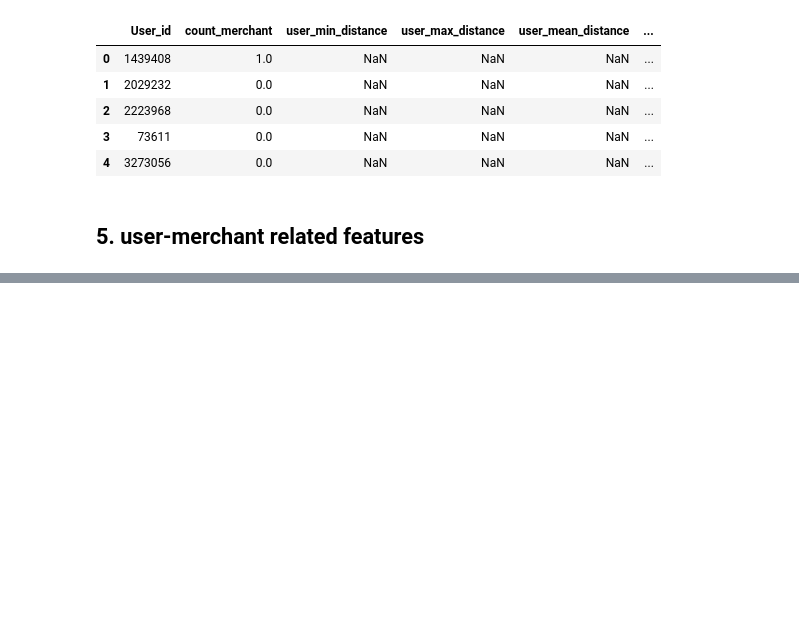
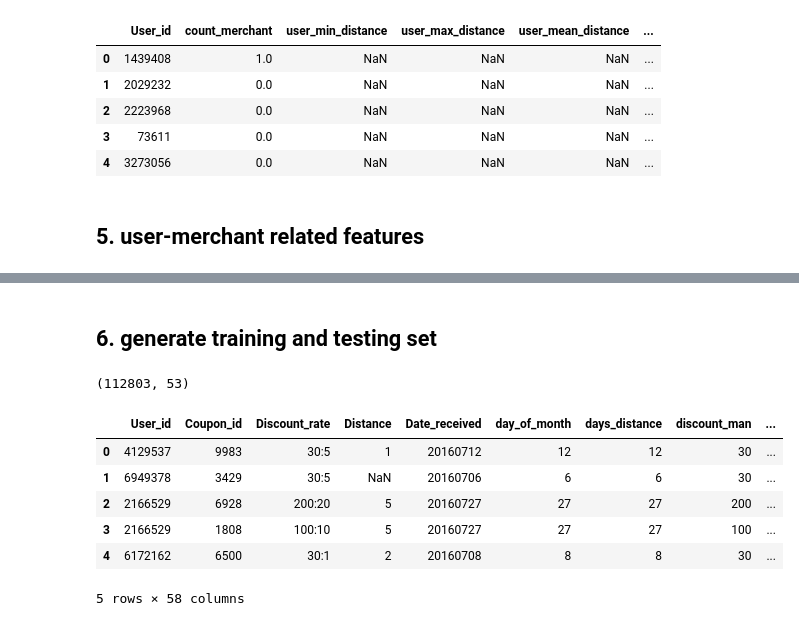
Before and after one commit to InfinityLD/TianChi_O2O, a Jupyter notebook: feature_extraction.ipynb, the cells around one changed output, grey strips where cells are left out. Saved outputs shown, nothing was run; the diff lists cells and outputs as text; code cells hidden in the pictures; blank space fills up the shorter version.

```diff
--- a/feature_extraction.ipynb
+++ b/feature_extraction.ipynb
@@ -937,0 +1174,2 @@ user1_feature.head()
+# %% [markdown]
+## 6. generate training and testing set
@@ -937,0 +1185,33 @@ user1_feature.head()
+# %%
+coupon3 = pd.read_csv('data/coupon3_feature.csv')
+merchant3 = pd.read_csv('data/merchant3_feature.csv')
+user3 = pd.read_csv('data/user3_feature.csv')
+user_merchant3 = pd.read_csv('data/user_merchant3.csv')
+other_feature3 = pd.read_csv('data/other_feature3.csv')
+dataset3 = pd.merge(coupon3,merchant3,on='Merchant_id',how='left')
+dataset3 = pd.merge(dataset3,user3,on='User_id',how='left')
+dataset3 = pd.merge(dataset3,user_merchant3,on=['User_id','Merchant_id'],how='left')
+dataset3 = pd.merge(dataset3,other_feature3,on=['User_id','Coupon_id','Date_received'],how='left')
+dataset3.drop_duplicates(inplace=True)
+print (dataset3.shape)
+
+dataset3.user_merchant_buy_total = dataset3.user_merchant_buy_total.replace(np.nan,0)
+dataset3.user_merchant_any = dataset3.user_merchant_any.replace(np.nan,0)
+dataset3.user_merchant_received = dataset3.user_merchant_received.replace(np.nan,0)
+dataset3['is_weekend'] = dataset3.day_of_week.apply(lambda x:1 if x in (6,7) else 0)
+weekday_dummies = pd.get_dummies(dataset3.day_of_week)
+weekday_dummies.columns = ['weekday'+str(i+1) for i in range(weekday_dummies.shape[1])]
+dataset3 = pd.concat([dataset3,weekday_dummies],axis=1)
+dataset3.drop(['Merchant_id','day_of_week','coupon_count'],axis=1,inplace=True)
+dataset3 = dataset3.replace('null',np.nan)
+dataset3.to_csv('data/dataset3.csv',index=None)
+dataset3.head()
+# %% [output]
+(112803, 53)
+|  | User_id | Coupon_id | Discount_rate | Distance | Date_received | day_of_month | days_distance | discount_man | ... |
+| 0 | 4129537 | 9983 | 30:5 | 1 | 20160712 | 12 | 12 | 30 | ... |
+| 1 | 6949378 | 3429 | 30:5 | NaN | 20160706 | 6 | 6 | 30 | ... |
+| 2 | 2166529 | 6928 | 200:20 | 5 | 20160727 | 27 | 27 | 200 | ... |
+| 3 | 2166529 | 1808 | 100:10 | 5 | 20160727 | 27 | 27 | 100 | ... |
+| 4 | 6172162 | 6500 | 30:1 | 2 | 20160708 | 8 | 8 | 30 | ... |
+5 rows × 58 columns
```
Also changed, not shown: parts of 15 cells of this notebook.
